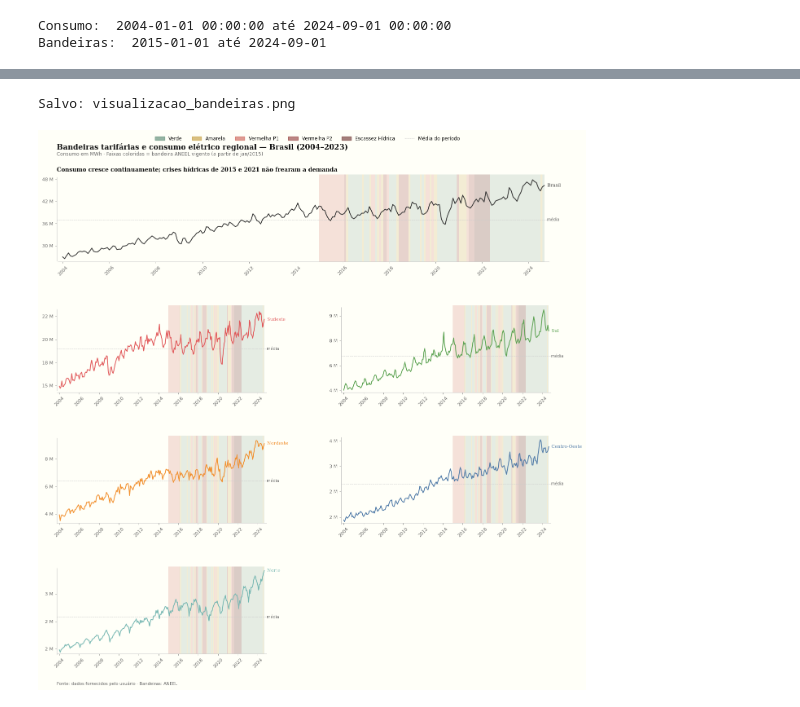
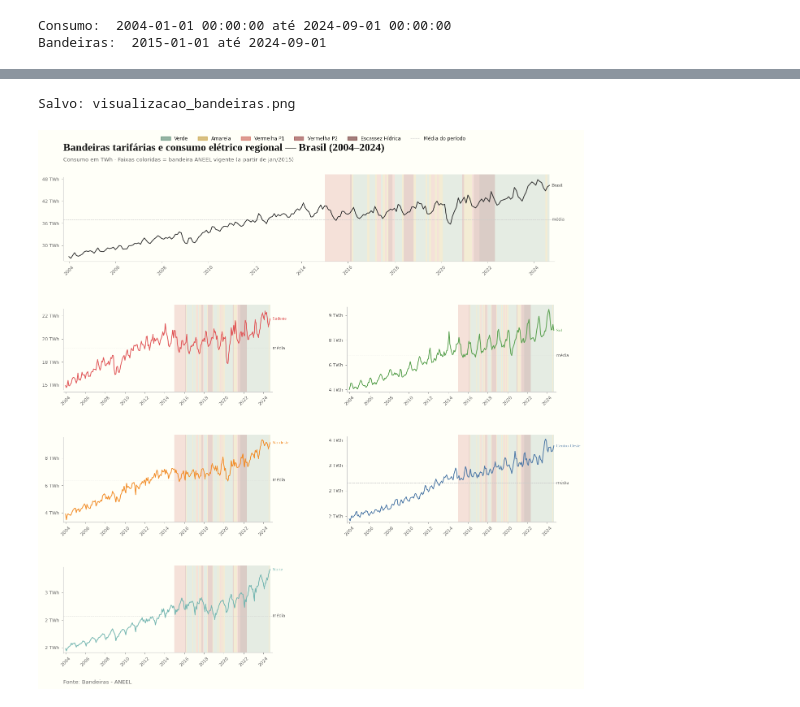
Before and after one commit to PalomaDuarte07/ecdv-energias-renovaveis, a Jupyter notebook: 2103-bandeira-consumo.ipynb, the cells around one changed output, grey strips where cells are left out. Drawn from its saved outputs; the diff is of its cells as text; code cells hidden in the pictures.

```diff
--- a/2103-bandeira-consumo.ipynb
+++ b/2103-bandeira-consumo.ipynb
@@ -121,6 +121,8 @@ display(test_new_df.head())
 consumo_by_year.iloc[:5].to_json()
 # %% [output]
 '{"Year-Month":{"0":2004,"1":2005,"2":2006,"3":2007,"4":2008},"Consumo":{"0":331868930.8569999933,"1":345331272.2179999948,"2":356129310.246999979,"3":377031054.0,"4":388472398.8899999857},"Consumo_GW ...
+# %%
+new_df['Consumo_TWh'] = new_df['Consumo'] / 1e6
 # %%
 df2 = pd.read_csv("Dados/bandeira-tarifaria-acionamento.csv", sep=';', encoding='latin1')
 print(df2.shape)
@@ -205,8 +207,8 @@ bandeiras["YM"] = bandeiras["DatCompetencia"].dt.to_period("M")
 bandeiras = bandeiras.drop_duplicates("YM").sort_values("YM")
 
 # Total Brasil
-total = consumo.groupby("YM")["Consumo"].sum().reset_index()
+total = consumo.groupby("YM")["Consumo_TWh"].sum().reset_index()
 total["Regiao"] = "Brasil (total)"
 
 # Série por região
-por_regiao = consumo.groupby(["YM", "Regiao"])["Consumo"].sum().reset_index()
+por_regiao = consumo.groupby(["YM", "Regiao"])["Consumo_TWh"].sum().reset_index()
@@ -304,13 +422,11 @@ CORES_REG = {
 # Função genérica de painel
 # ─────────────────────────────────────────────────────────────────────────────
 def plotar_painel(ax, serie_df, col_x, col_y, titulo, cor_linha,
-                  bandeiras_df, ylabel="MWh", show_xlabel=False,
+                  bandeiras_df, ylabel="TWh", show_xlabel=False,
                   rotulo=None, milhoes=False):
 
     xs = pd.to_datetime(serie_df[col_x].dt.to_timestamp())
     ys = serie_df[col_y]
-    if milhoes:
-        ys = ys / 1e6
 
     # Faixas de bandeira (apenas a partir de 2015)
     xmin_dt = xs.min()
@@ -340,12 +456,8 @@ def plotar_painel(ax, serie_df, col_x, col_y, titulo, cor_linha,
                  color=TEXT, loc="left", pad=6)
 
     # Eixo Y
-    if milhoes:
-        ax.yaxis.set_major_formatter(
-            ticker.FuncFormatter(lambda x, _: f"{x:.0f} M"))
-    else:
-        ax.yaxis.set_major_formatter(
-            ticker.FuncFormatter(lambda x, _: f"{x/1e3:,.0f} k"))
+    ax.yaxis.set_major_formatter(
+        ticker.FuncFormatter(lambda x, _: f"{x:.0f} TWh"))
     ax.yaxis.set_major_locator(ticker.MaxNLocator(4, integer=False))
 
     # Eixo X — só anos, esparsos
@@ -365,8 +477,9 @@ def plotar_painel(ax, serie_df, col_x, col_y, titulo, cor_linha,
 # Painel 1 — Total Brasil
 # ─────────────────────────────────────────────────────────────────────────────
 plotar_painel(
-    ax_total, total, "YM", "Consumo",
-    titulo="Consumo cresce continuamente; crises hídricas de 2015 e 2021 não frearam a demanda",
+    ax_total, total, "YM", "Consumo_TWh",
+    #titulo="Consumo cresce continuamente; crises hídricas de 2015 e 2021 não frearam a demanda",
+    titulo="",
     cor_linha="#333333",
     bandeiras_df=bandeiras,
     milhoes=True,
@@ -388,7 +501,7 @@ titulos_reg = {
 for ax_r, reg in zip(axes_reg, ["Sudeste", "Sul", "Nordeste", "Centro-Oeste", "Norte"]):
     dados_reg = por_regiao[por_regiao["Regiao"] == reg]
     plotar_painel(
-        ax_r, dados_reg, "YM", "Consumo",
+        ax_r, dados_reg, "YM", "Consumo_TWh",
         titulo=titulos_reg[reg],
         cor_linha=CORES_REG[reg],
         bandeiras_df=bandeiras,
@@ -405,38 +518,38 @@ legenda_bandeiras = [
     mpatches.Patch(color="#b5830a", alpha=0.5, label="Amarela"),
     mpatches.Patch(color="#c0392b", alpha=0.5, label="Vermelha P1"),
     mpatches.Patch(color="#7b0f0f", alpha=0.5, label="Vermelha P2"),
     mpatches.Patch(color="#4a0000", alpha=0.5, label="Escassez Hídrica"),
     Line2D([0], [0], color=AXIS_C, linewidth=0.8,
            linestyle="--", label="Média do período"),
 ]
 
 fig.legend(
     handles=legenda_bandeiras,
     loc="upper center",
     ncol=6,
     frameon=False,
     fontsize=8.5,
     bbox_to_anchor=(0.48, 0.985),
     prop={"family": SANS[0], "size": 8.5},
 )
 
 # ─────────────────────────────────────────────────────────────────────────────
 # Título geral e fonte
 # ─────────────────────────────────────────────────────────────────────────────
 fig.text(0.07, 0.965,
-         "Bandeiras tarifárias e consumo elétrico regional — Brasil (2004–2023)",
-         fontfamily=SERIF, fontsize=13, fontweight="bold", color=TEXT, va="top")
-fig.text(0.07, 0.950,
-         "Consumo em MWh · Faixas coloridas = bandeira ANEEL vigente (a partir de jan/2015)",
-         fontfamily=SANS, fontsize=8.5, color=TEXT_SEC, va="top")
+         "Bandeiras tarifárias e consumo elétrico regional — Brasil (2004–2024)",
+         fontfamily=SERIF, fontsize=19, fontweight="bold", color=TEXT, va="top")
+fig.text(0.07, 0.940,
+         "Consumo em TWh · Faixas coloridas = bandeira ANEEL vigente (a partir de jan/2015)",
+         fontfamily=SANS, fontsize=9.5, color=TEXT_SEC, va="top")
 fig.text(0.07, 0.015,
-         "Fonte: dados fornecidos pelo usuário · Bandeiras: ANEEL",
-         fontfamily=SANS, fontsize=7.5, color=TEXT_SEC)
+         "Fonte: Bandeiras - ANEEL",
+         fontfamily=SANS, fontsize=9.5, color=TEXT_SEC)
 
 plt.savefig("visualizacao_bandeiras.png", dpi=150, bbox_inches="tight",
             facecolor=BG, edgecolor="none")
 print("Salvo: visualizacao_bandeiras.png")
 plt.show()
 # %% [output]
 Salvo: visualizacao_bandeiras.png
-[figure, old version]
+[figure, new version]
```
Also changed, not shown: parts of 6 cells of this notebook, 12 other files.
